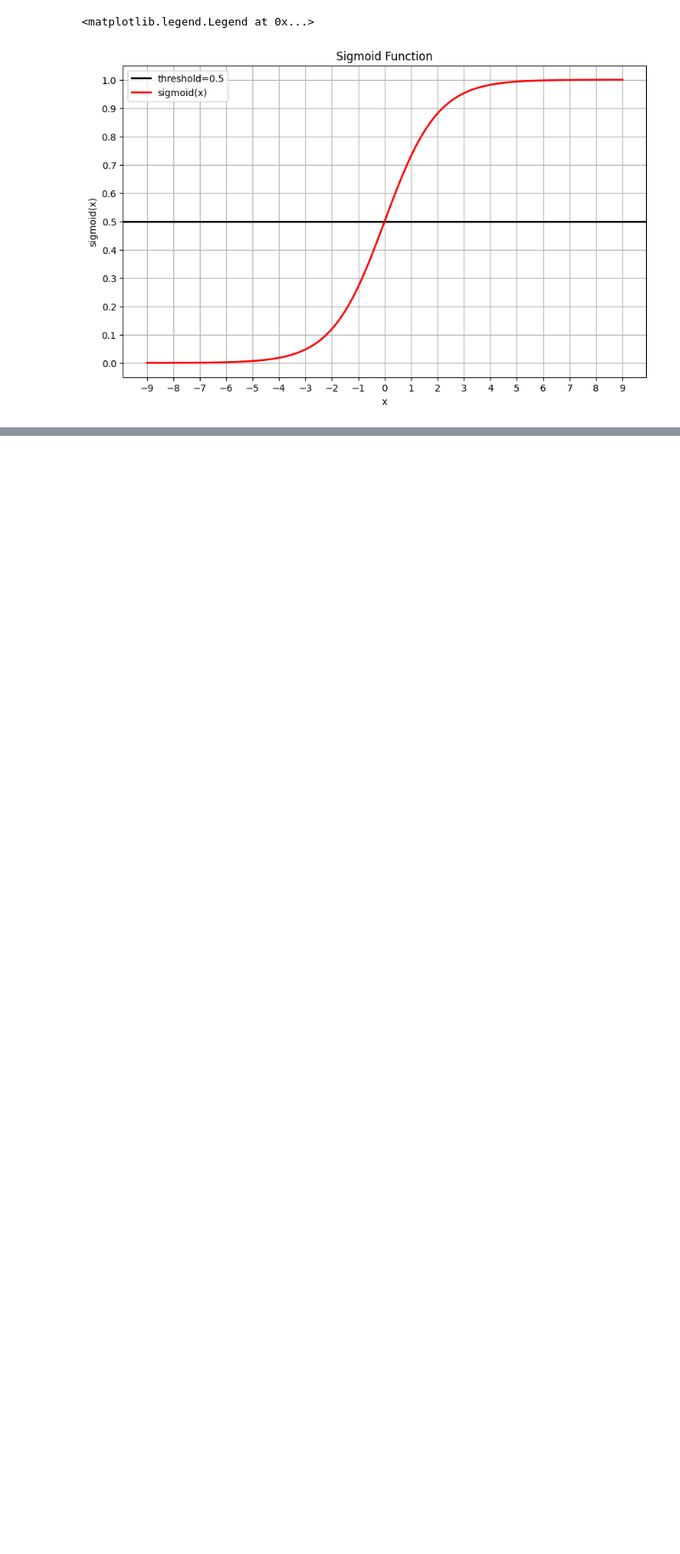
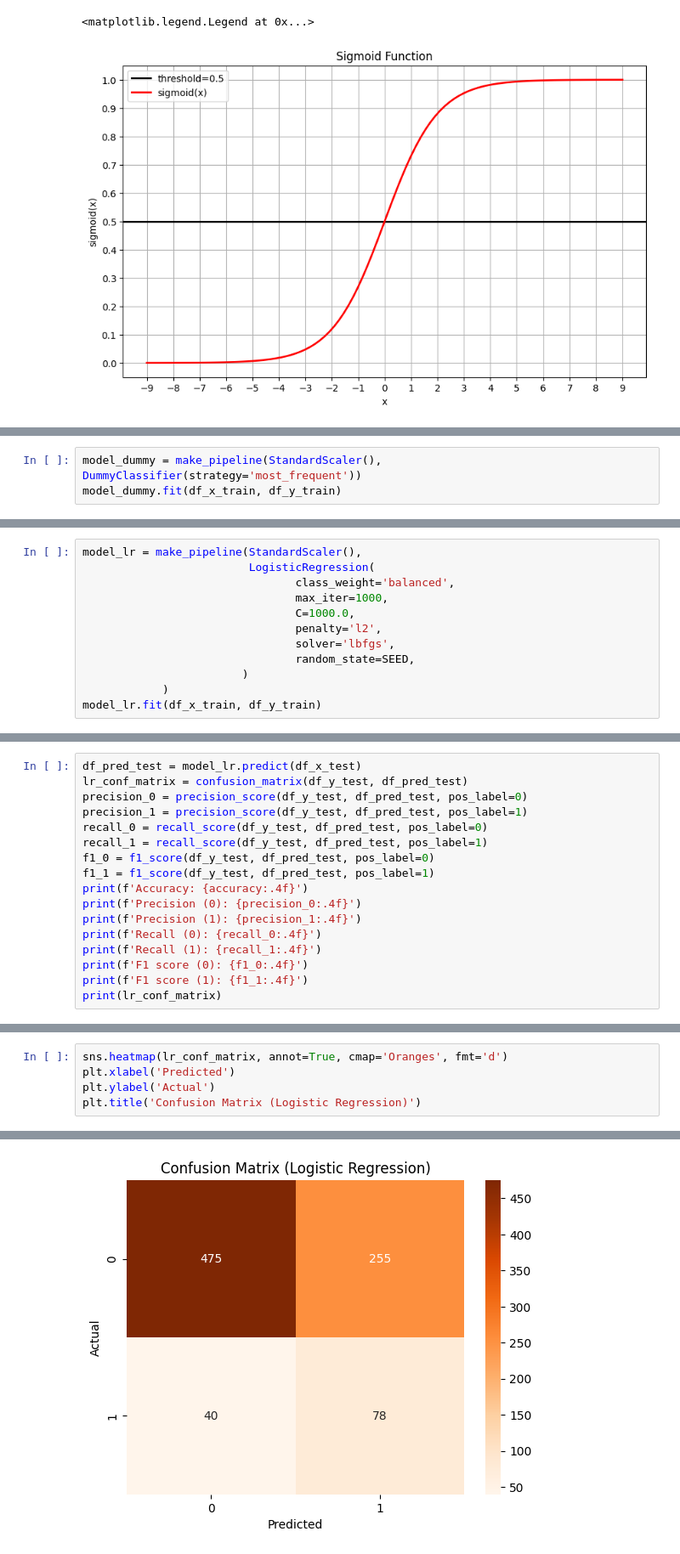
Before and after one commit to azmiozgen/utilynx, a Jupyter notebook: lib/machine_learning/logistic_regression.ipynb, the cells around one changed output, grey strips where cells are left out. Shown: that part at 85% size. Saved outputs shown, nothing was run; the diff lists cells and outputs as text; blank space fills up the shorter version.

```diff
--- a/lib/machine_learning/logistic_regression.ipynb
+++ b/lib/machine_learning/logistic_regression.ipynb
@@ -27,0 +124,3 @@ plt.legend()
+# %%
+model_dummy = make_pipeline(StandardScaler(), DummyClassifier(strategy='most_frequent'))
+model_dummy.fit(df_x_train, df_y_train)
@@ -27,0 +167,12 @@ plt.legend()
+# %%
+model_lr = make_pipeline(StandardScaler(),
+                         LogisticRegression(
+                                class_weight='balanced',
+                                max_iter=1000,
+                                C=1000.0,
+                                penalty='l2',
+                                solver='lbfgs',
+                                random_state=SEED,
+                        )
+            )
+model_lr.fit(df_x_train, df_y_train)
@@ -27,0 +189,17 @@ plt.legend()
+# %%
+df_pred_test = model_lr.predict(df_x_test)
+lr_conf_matrix = confusion_matrix(df_y_test, df_pred_test)
+precision_0 = precision_score(df_y_test, df_pred_test, pos_label=0)
+precision_1 = precision_score(df_y_test, df_pred_test, pos_label=1)
+recall_0 = recall_score(df_y_test, df_pred_test, pos_label=0)
+recall_1 = recall_score(df_y_test, df_pred_test, pos_label=1)
+f1_0 = f1_score(df_y_test, df_pred_test, pos_label=0)
+f1_1 = f1_score(df_y_test, df_pred_test, pos_label=1)
+print(f'Accuracy: {accuracy:.4f}')
+print(f'Precision (0): {precision_0:.4f}')
+print(f'Precision (1): {precision_1:.4f}')
+print(f'Recall (0): {recall_0:.4f}')
+print(f'Recall (1): {recall_1:.4f}')
+print(f'F1 score (0): {f1_0:.4f}')
+print(f'F1 score (1): {f1_1:.4f}')
+print(lr_conf_matrix)
@@ -27,0 +216,6 @@ plt.legend()
+# %%
+sns.heatmap(lr_conf_matrix, annot=True, cmap='Oranges', fmt='d')
+plt.xlabel('Predicted')
+plt.ylabel('Actual')
+plt.title('Confusion Matrix (Logistic Regression)')
+# %% [output]
@@ -27,0 +223 @@ plt.legend()
+[figure, added]
```
Also changed, not shown: parts of 20 cells of this notebook, 1 other file.
